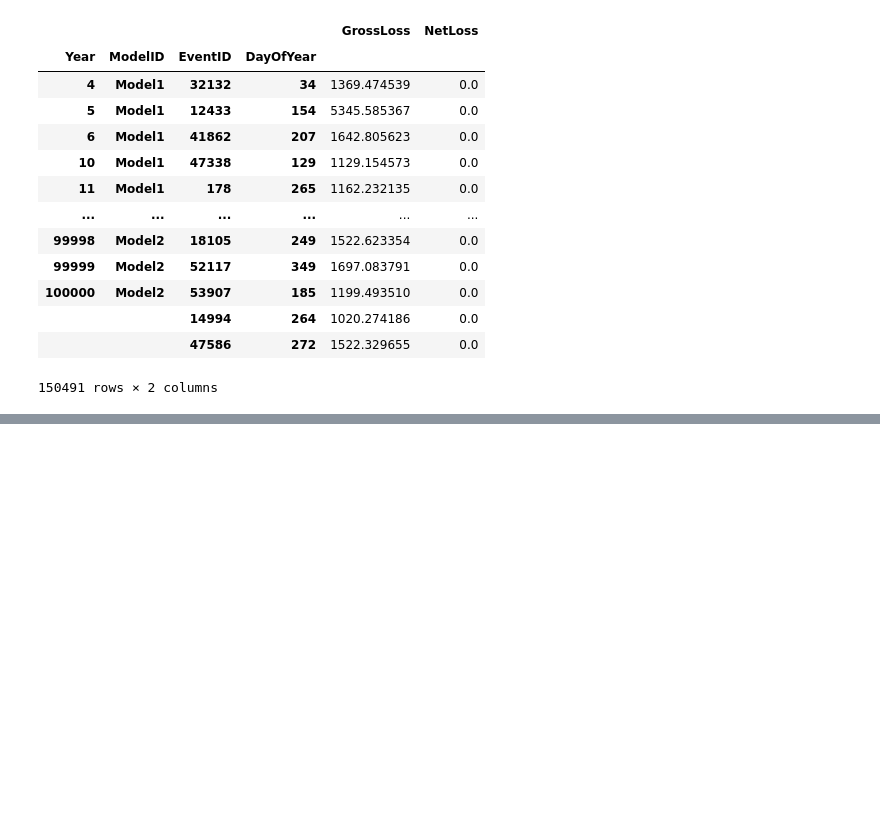
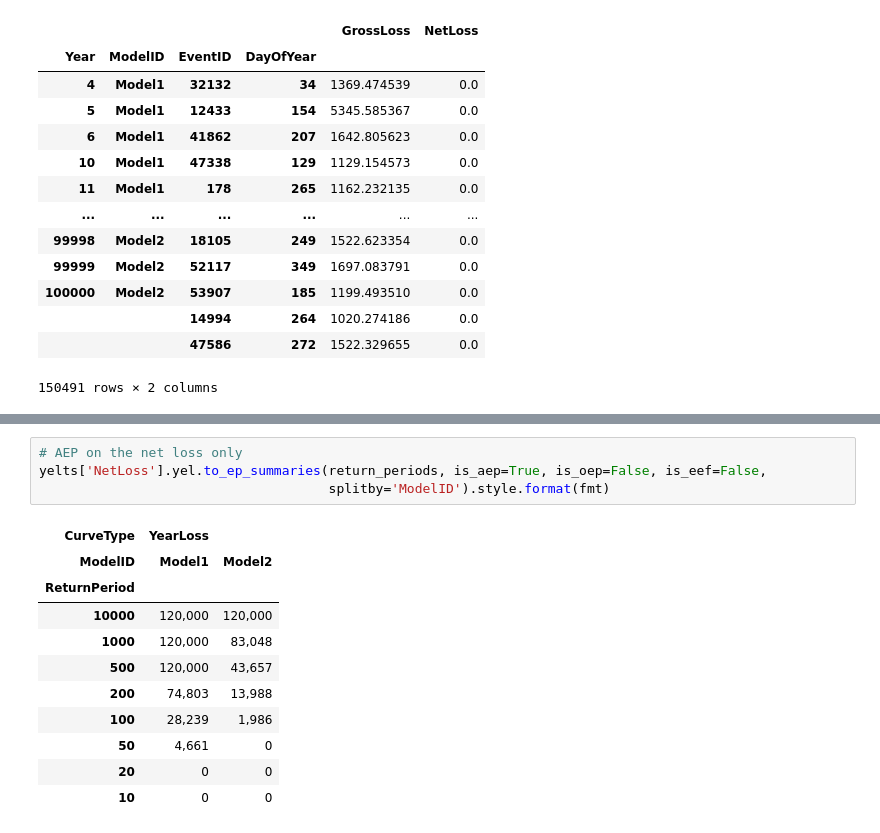
Before and after one commit to iwbailey/pandas-ylt, a Jupyter notebook: examples.ipynb, the cells around one changed output, grey strips where cells are left out. Cells and saved outputs as stored; diff of their text form; blank space fills up the shorter version.

```diff
--- a/examples.ipynb
+++ b/examples.ipynb
@@ -119,0 +138,16 @@ display(yelts.yel.to_aal_df().style.format(fmt)
+# %%
+# AEP on the net loss only
+yelts['NetLoss'].yel.to_ep_summaries(return_periods, is_aep=True, is_oep=False, is_eef=False,
+                                     splitby='ModelID').style.format(fmt)
+# %% [output]
+| CurveType | YearLoss |  |
+| ModelID | Model1 | Model2 |
+| ReturnPeriod |  |  |
+| 10000 | 120,000 | 120,000 |
+| 1000 | 120,000 | 83,048 |
+| 500 | 120,000 | 43,657 |
+| 200 | 74,803 | 13,988 |
+| 100 | 28,239 | 1,986 |
+| 50 | 4,661 | 0 |
+| 20 | 0 | 0 |
+| 10 | 0 | 0 |
```
Also changed, not shown: parts of 8 cells of this notebook.
